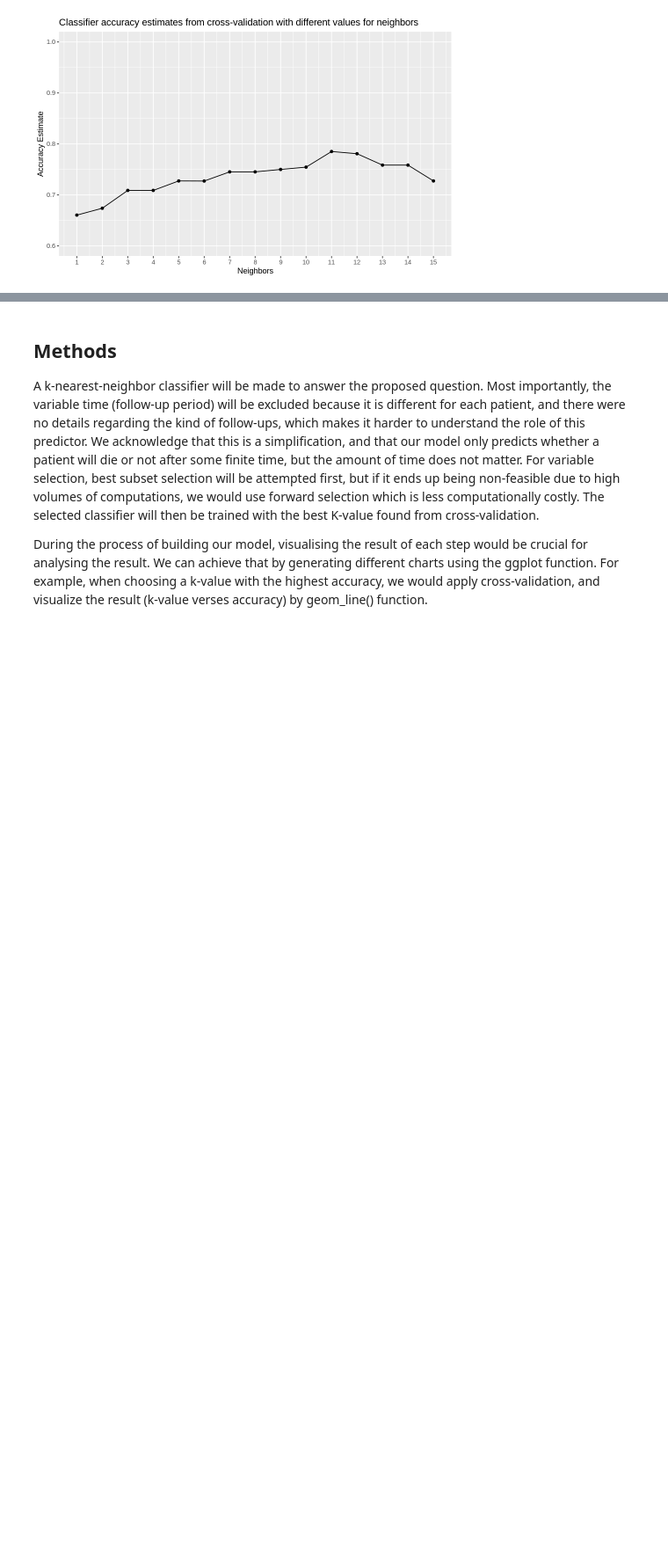
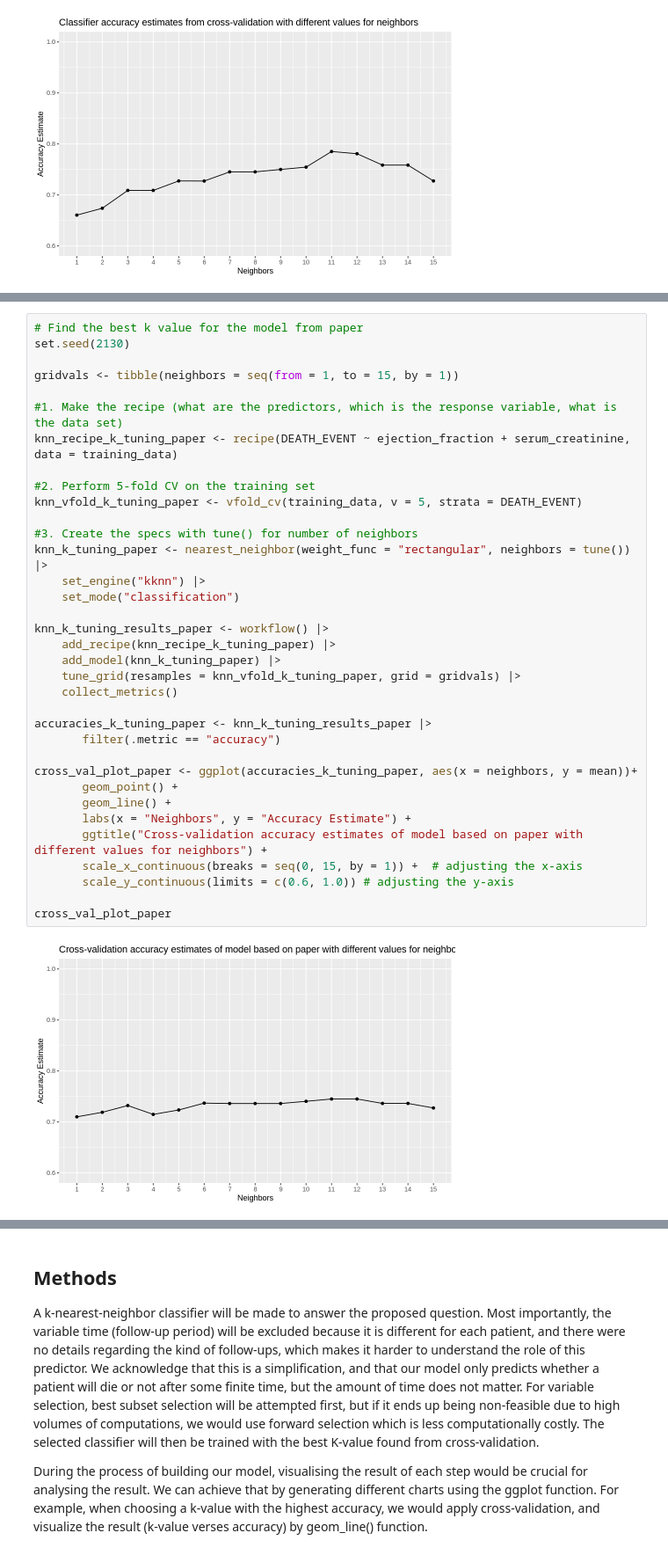
Before and after one commit to ShiyuDeng-Simon/group_project, a Jupyter notebook: Proposal.ipynb, the cells around one changed output, grey strips where cells are left out. Shown: that part at 88% size. Cells and saved outputs as stored; diff of their text form; blank space fills up the shorter version.

Commit message:
Add more code to compare our model against the paper's

```diff
--- a/Proposal.ipynb
+++ b/Proposal.ipynb
@@ -719,0 +713,37 @@ Prediction  0  1
+# %%
+# Find the best k value for the model from paper
+set.seed(2130)
+
+gridvals <- tibble(neighbors = seq(from = 1, to = 15, by = 1))
+
+#1. Make the recipe (what are the predictors, which is the response variable, what is the data set)
+knn_recipe_k_tuning_paper <- recipe(DEATH_EVENT ~ ejection_fraction + serum_creatinine, data = training_data)
+
+#2. Perform 5-fold CV on the training set
+knn_vfold_k_tuning_paper <- vfold_cv(training_data, v = 5, strata = DEATH_EVENT)
+
+#3. Create the specs with tune() for number of neighbors
+knn_k_tuning_paper <- nearest_neighbor(weight_func = "rectangular", neighbors = tune()) |>
+    set_engine("kknn") |>
+    set_mode("classification")
+
+knn_k_tuning_results_paper <- workflow() |>
+    add_recipe(knn_recipe_k_tuning_paper) |>
+    add_model(knn_k_tuning_paper) |>
+    tune_grid(resamples = knn_vfold_k_tuning_paper, grid = gridvals) |>
+    collect_metrics()
+
+accuracies_k_tuning_paper <- knn_k_tuning_results_paper |>
+       filter(.metric == "accuracy")
+
+cross_val_plot_paper <- ggplot(accuracies_k_tuning_paper, aes(x = neighbors, y = mean))+
+       geom_point() +
+       geom_line() +
+       labs(x = "Neighbors", y = "Accuracy Estimate") +
+       ggtitle("Cross-validation accuracy estimates of model based on paper with different values for neighbors") +
+       scale_x_continuous(breaks = seq(0, 15, by = 1)) +  # adjusting the x-axis
+       scale_y_continuous(limits = c(0.6, 1.0)) # adjusting the y-axis
+
+cross_val_plot_paper
+# %% [output]
+[figure, added]
```
Also changed, not shown: parts of 10 cells of this notebook.
